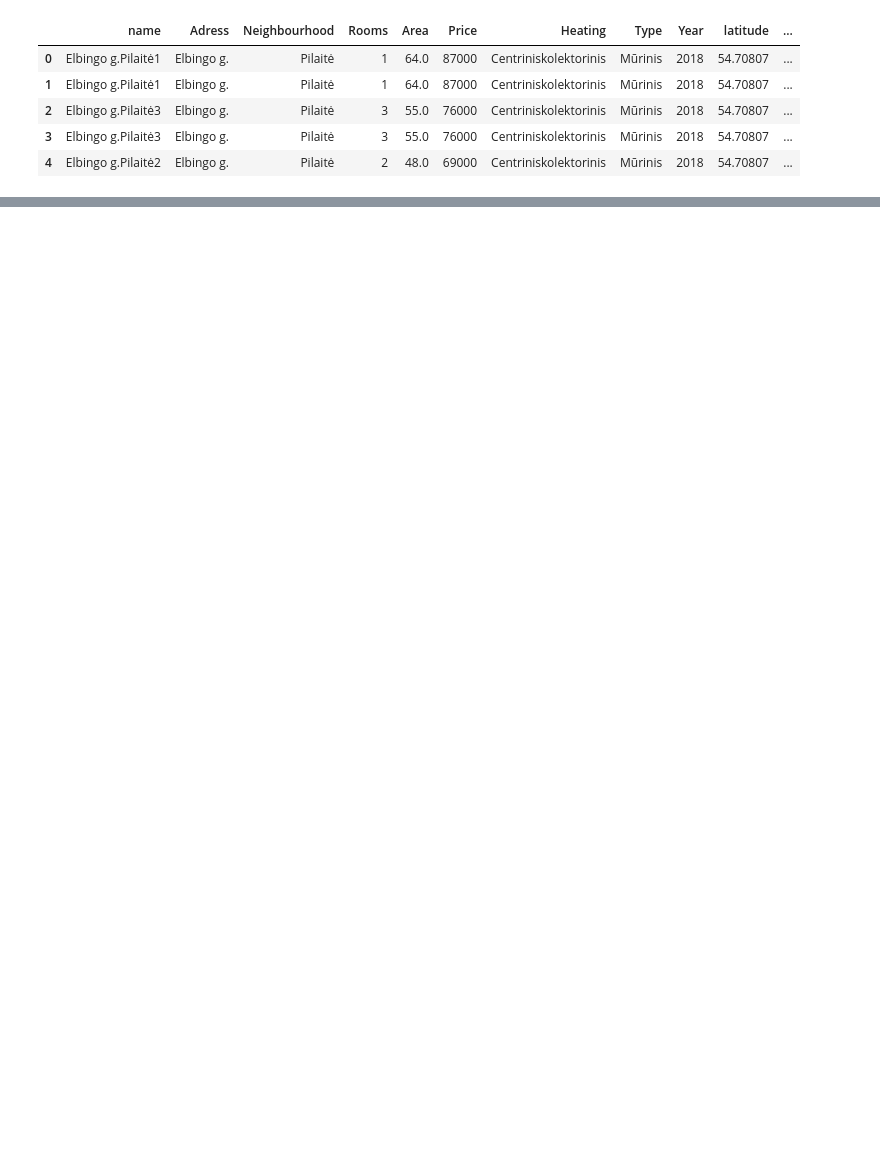
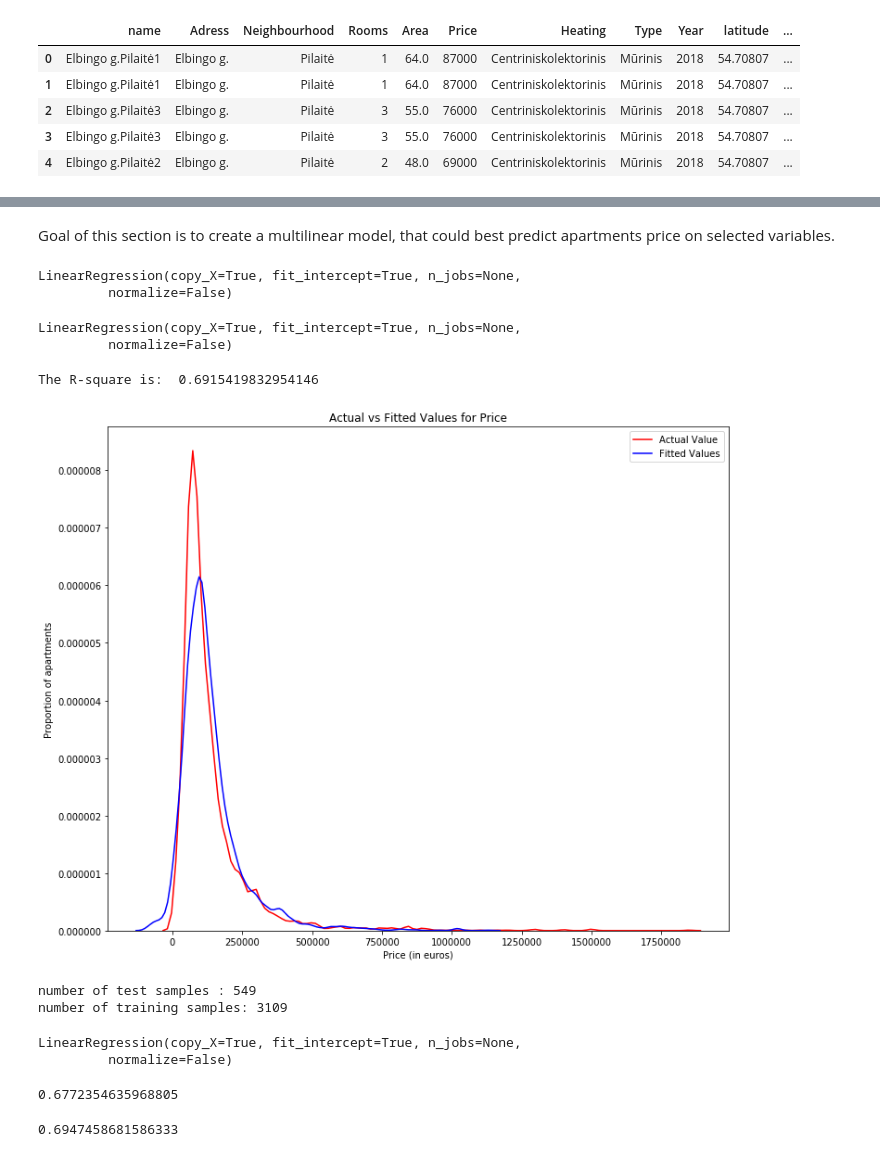
Before and after one commit to stambus/Coursera_capstone, a Jupyter notebook: Capstone project: 'Real estate'.ipynb, the cells around one changed output, grey strips where cells are left out. Drawn from its saved outputs; the diff is of its cells as text; code cells hidden in the pictures; blank space fills up the shorter version.

```diff
--- a/Capstone project: 'Real estate'.ipynb
+++ b/Capstone project: 'Real estate'.ipynb
@@ -189,0 +281,40 @@ aruodas_df.head()
+# %% [markdown]
+Goal of this section is to create a multilinear model, that could best predict apartments price on selected variables.
+# %%
+# Defining our linear regression.
+lm = LinearRegression()
+lm
+# %% [output]
+LinearRegression(copy_X=True, fit_intercept=True, n_jobs=None,
+         normalize=False)
+# %%
+Z = aruodas_df[['Rooms','distance','Area']]
+# %%
+lm.fit(Z, aruodas_df['Price'])
+# %% [output]
+LinearRegression(copy_X=True, fit_intercept=True, n_jobs=None,
+         normalize=False)
+# %%
+Y_hat = lm.predict(Z)
+print('The R-square is: ', lm.score(Z, aruodas_df['Price']))
+# %% [output]
+The R-square is:  0.6915419832954146
+# %%
+# Visualizing how our model turned out to work.
+width = 12
+height = 10
+
+plt.figure(figsize=(width, height))
+
+ax1 = sns.distplot(aruodas_df['Price'], hist=False, color="r", label="Actual Value")
+sns.distplot(Y_hat, hist=False, color="b", label="Fitted Values" , ax=ax1)
+
+
+plt.title('Actual vs Fitted Values for Price')
+plt.xlabel('Price (in euros)')
+plt.ylabel('Proportion of apartments')
+
+plt.show()
+plt.close()
+# %% [output]
+[figure, added]
@@ -189,0 +323,25 @@ aruodas_df.head()
+# %%
+y_data = aruodas_df['Price']
+x_data = aruodas_df[['Rooms','distance','Area']]
+x_train, x_test, y_train, y_test = train_test_split(x_data, y_data, test_size=0.15, random_state=1)
+
+
+print("number of test samples :", x_test.shape[0])
+print("number of training samples:",x_train.shape[0])
+# %% [output]
+number of test samples : 549
+number of training samples: 3109
+# %%
+lre=LinearRegression()
+lre.fit(x_train[['Rooms','distance','Area']], y_train)
+# %% [output]
+LinearRegression(copy_X=True, fit_intercept=True, n_jobs=None,
+         normalize=False)
+# %%
+lre.score(x_test[['Rooms','distance','Area']], y_test)
+# %% [output]
+0.6772354635968805
+# %%
+lre.score(x_train[['Rooms','distance','Area']], y_train)
+# %% [output]
+0.6947458681586333
```
Also changed, not shown: parts of 31 cells of this notebook.
